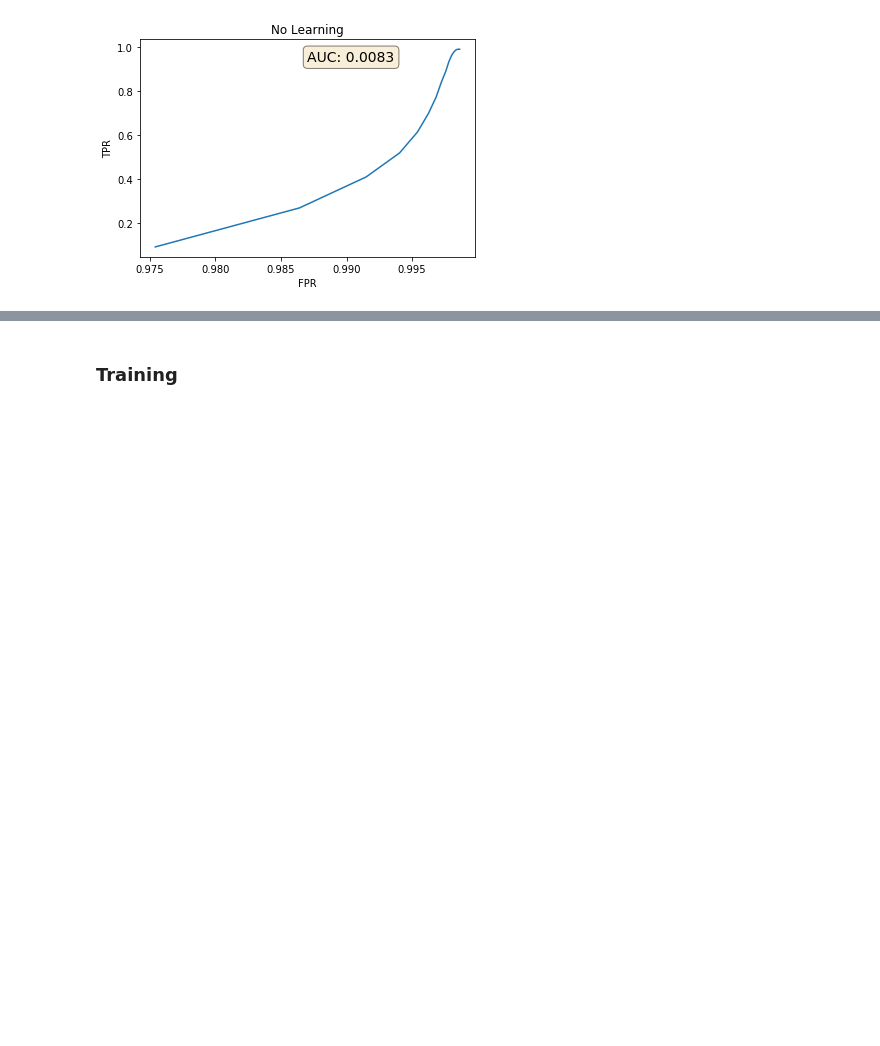
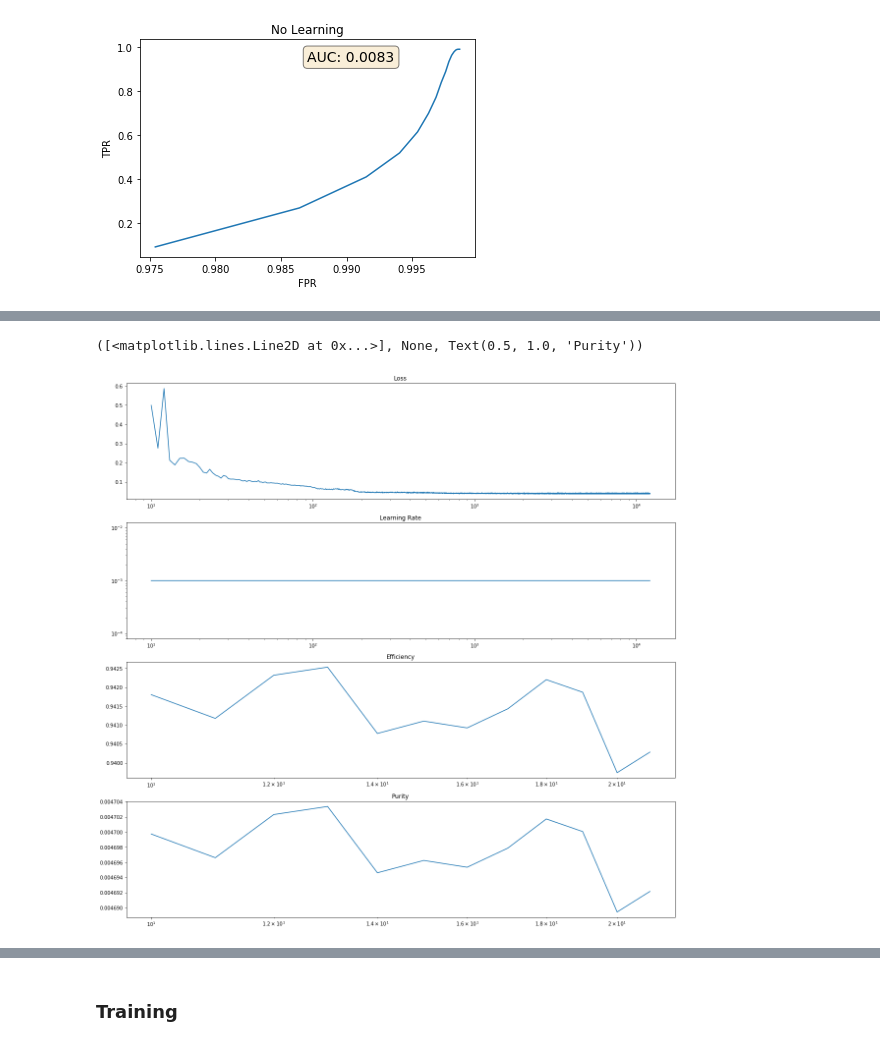
Before and after one commit to murnanedaniel/end-to-end, a Jupyter notebook: notebooks/Embedding_Trainset_Exploration.ipynb, the cells around one changed output, grey strips where cells are left out. Cells and saved outputs as stored; diff of their text form; code cells hidden in the pictures; blank space fills up the shorter version.

```diff
--- a/notebooks/Embedding_Trainset_Exploration.ipynb
+++ b/notebooks/Embedding_Trainset_Exploration.ipynb
@@ -419,0 +525,16 @@ Text(0.5, 1.0, 'No Learning')
+# %%
+m_configs = {"in_channels": 3, "emb_hidden": 512, "nb_layer": 6, "emb_dim": 8}
+other_configs = {"r_train": 1, "r_val": 1, "margin": 1, 'reduction':'mean', 'weight': 1, 'randomisation': 1}
+model = Embedding(**m_configs).to(device)
+m_configs.update(other_configs)
+model_name = wandb.init(project="LearnedConnections", config=m_configs)
+wandb.watch(model, log='all')
+optimizer = torch.optim.AdamW(model.parameters(), lr=0.001, betas=(0.9, 0.999), eps=1e-08, weight_decay=0.01, amsgrad=True)
+# optimizer = torch.optim.SGD(model.parameters(), lr=0.01, momentum=0.9, nesterov=True)
+# optimizer = torch.optim.Adadelta(model.parameters(), lr=0.1, rho=0.9, eps=1e-06, weight_decay=0)
+# optimizer = torch.optim.Adagrad(model.parameters(), lr=0.001, lr_decay=0, weight_decay=1e-3, initial_accumulator_value=0, eps=1e-10)
+# optimizer = torch.optim.RMSprop(model.parameters(), lr=0.01, alpha=0.99, eps=1e-08, weight_decay=0, momentum=0, centered=True)
+# optimizer = torch.optim.Adamax(model.parameters(), lr=0.005, betas=(0.9, 0.999), eps=1e-08, weight_decay=0)
+# optimizer = torch.optim.Adam(model.parameters(), lr=0.005, betas=(0.9, 0.999), eps=1e-08, weight_decay=0, amsgrad=True)
+# scheduler = torch.optim.lr_scheduler.ReduceLROnPlateau(optimizer, factor=0.3, patience=10)
+scheduler = torch.optim.lr_scheduler.StepLR(optimizer, step_size=300, gamma=0.1)
@@ -419,0 +548,20 @@ Text(0.5, 1.0, 'No Learning')
+# %%
+loss_vec = []
+lr = []
+eff, pur = [], []
+for epoch in range(100):
+    tic = tt()
+    model.train()
+    train_loss = train_connected_emb(model, train_loader, optimizer, other_configs)
+    print('Training loss: {:.4f}'.format(train_loss), "in time", tt() - tic)
+
+    model.eval()
+    with torch.no_grad():
+        cluster_pur, cluster_eff, val_loss = evaluate_connected_emb(model, test_loader, other_configs)
+    wandb.log({"val_loss": val_loss, "train_loss": train_loss, "cluster_pur": cluster_pur, "cluster_eff": cluster_eff, "lr": optimizer.param_groups[0]['lr']})
+    scheduler.step(val_loss)
+
+    eff.append(cluster_eff), pur.append(cluster_pur)
+    save_model(epoch, model, optimizer, scheduler, val_loss, m_configs, 'Embedding/'+model_name._name+'.tar')
+
+    print('Epoch: {}, Eff: {:.4f}, Pur: {:.4f}, Loss: {:.4f}, LR: {} in time {}'.format(epoch, cluster_eff, cluster_pur, val_loss, optimizer.param_groups[0]['lr'], tt()-tic))
@@ -419,0 +582,9 @@ Text(0.5, 1.0, 'No Learning')
+# %%
+fig, axs = plt.subplots(4, 1, figsize=(20, 20))
+axs[0].plot(range(10,10+len(loss_vec)), loss_vec[:]), axs[0].set_xscale('log'), axs[0].set_title('Loss')
+axs[1].plot(range(10,10+len(lr)), lr[:]), axs[1].set_xscale('log'), axs[1].set_yscale('log'), axs[1].set_title('Learning Rate')
+axs[2].plot(range(10,10+len(eff)), eff[:]), axs[2].set_xscale('log'), axs[2].set_title('Efficiency')
+axs[3].plot(range(10,10+len(pur)), pur[:]), axs[3].set_xscale('log'), axs[3].set_title('Purity')
+# %% [output]
+([<matplotlib.lines.Line2D at 0x...>], None, Text(0.5, 1.0, 'Purity'))
+[figure, added]
```
Also changed, not shown: parts of 30 cells of this notebook, 10 other files.
